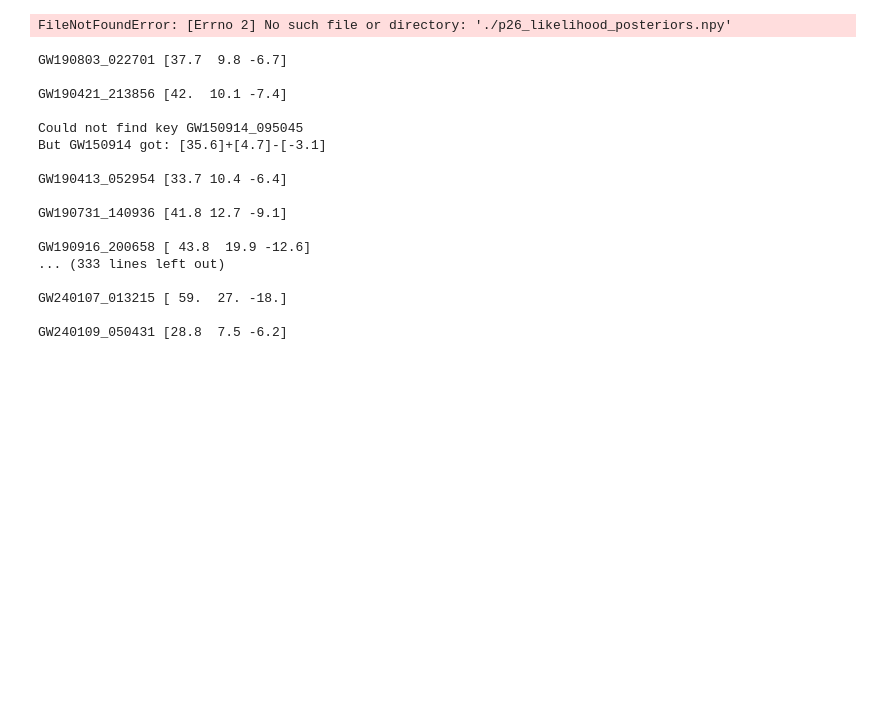
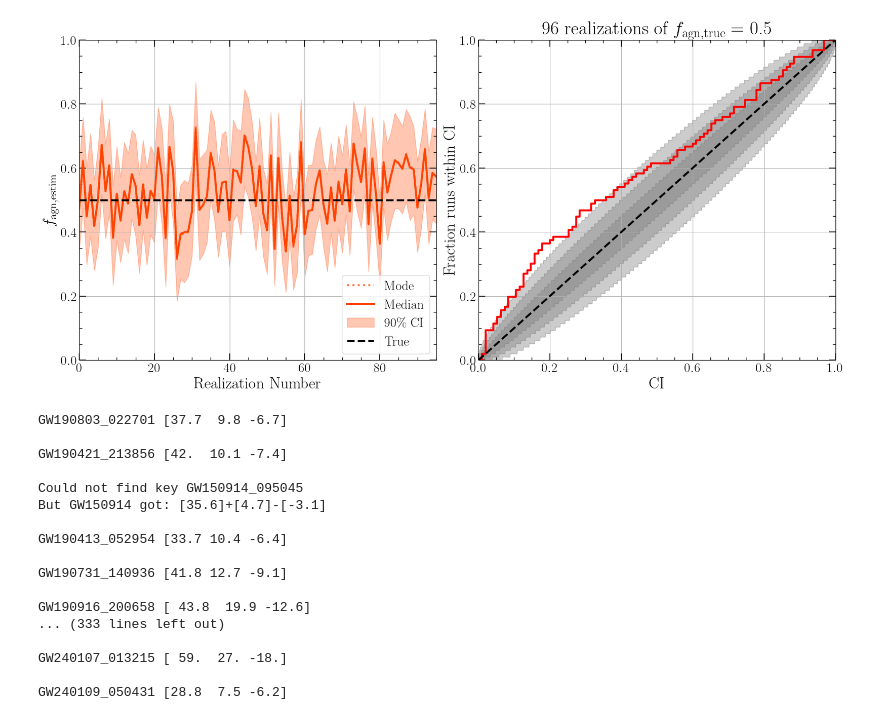
Before and after one commit to LucasPouw/darksirenpop, a Jupyter notebook: p26_posterior_analyzer.ipynb, the cells around one changed output. Cells and saved outputs as stored; diff of their text form; code cells hidden in the pictures; blank space fills up the shorter version.

```diff
--- a/p26_posterior_analyzer.ipynb
+++ b/p26_posterior_analyzer.ipynb
@@ -128,5 +144,5 @@ plt.show()
 # %%
-p26_posteriors, posteriors_shape = load_posteriors('./p26_likelihood_posteriors.npy')
+p26_posteriors, posteriors_shape = load_posteriors('/home/lucas/Documents/PhD/darksirenpop/p26_likelihood_posteriors_realdata_False_lumthresh_45.5_perfectz_False_galplanemask_True_addAGN_100000.npy')
 datasets_list = [p26_posteriors]
 # LABELS = [0]
 FAGN_TRUE = 0.5
@@ -165,34 +181,34 @@ ax1.set_ylim(0, 1)
 
 # plt.figure(figsize=(8,8))
 
 Nrep = len(cdf_at_true_val)
 comparisons = np.linspace(0, 1, Nrep)
 pp_plot = np.zeros(Nrep)
 for i in range(len(pp_plot)):
     pp_plot[i] = np.sum(cdf_at_true_val <= comparisons[i])
 pp_plot /= len(cdf_at_true_val)
 
 CI = np.linspace(0, 0.9999, 1000)
 for ci, alpha in zip([0.6827, 0.9545, 0.9973], [0.1,0.15,0.2]):
     edge_of_bound = (1. - ci) / 2.
     lower = binom.ppf(1 - edge_of_bound, Nrep, CI) / Nrep
     upper = binom.ppf(edge_of_bound, Nrep, CI) / Nrep
     lower[0] = 0
     upper[0] = 0
     plt.fill_between(CI, lower, upper, alpha=alpha, color='k')
 
 ax2.plot(np.linspace(0,1,100), np.linspace(0,1,100), linestyle='dashed', color='black', zorder=6, linewidth=3)
 ax2.step(comparisons, pp_plot, linewidth=3, color='red')
 ax2.set_xlim(0, 1)
 ax2.set_ylim(0, 1)
 ax2.grid()
 ax2.set_title(str(Nrep) + ' realizations of ' + r'$f_{\rm agn, true} =$ ' + str(FAGN_TRUE))
 ax2.set_xlabel('CI')
 ax2.set_ylabel('Fraction runs within CI')
 plt.tight_layout()
 plt.show()
 # %% [output]
-FileNotFoundError: [Errno 2] No such file or directory: './p26_likelihood_posteriors.npy'
+[figure, added]
 # %%
 # Missed NS candidate GW200105_162426 in cleaning data, oops
 
```
Also changed, not shown: parts of 11 cells of this notebook, 11 other files.
